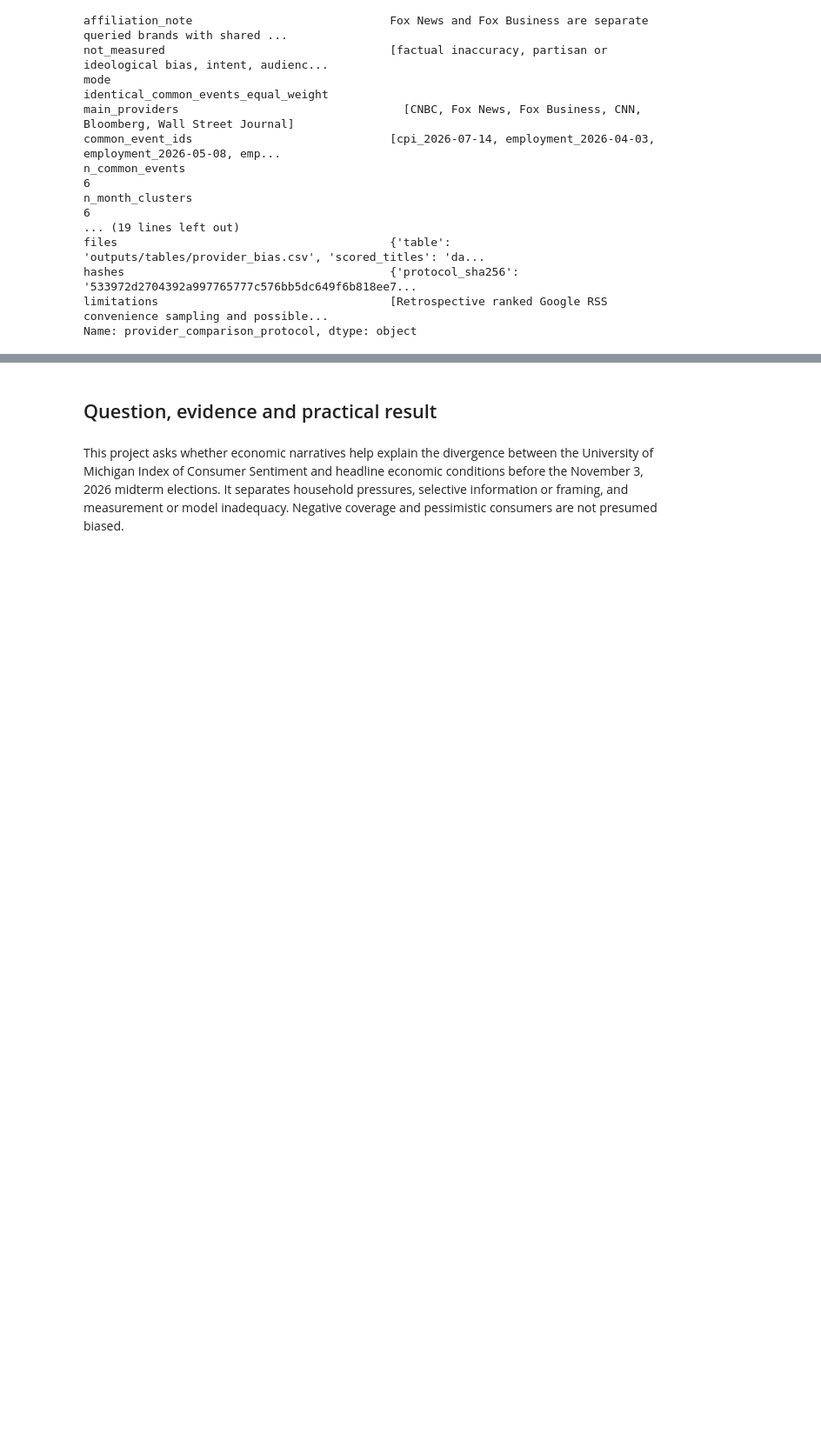
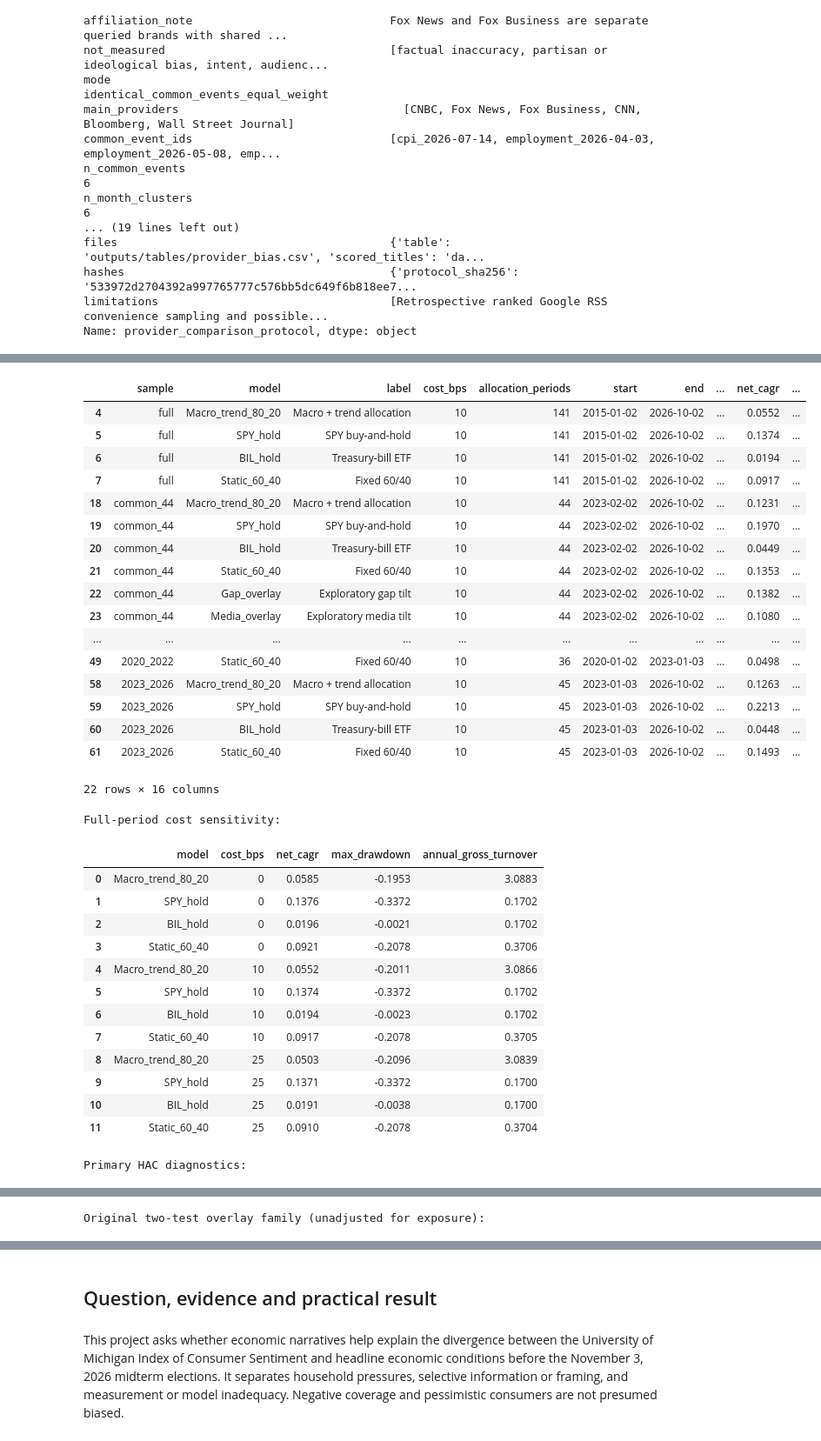
Before and after one commit to ph2606/FRE-GY-7871A-Final-Project, a Jupyter notebook: final_project.ipynb, the cells around one changed output, grey strips where cells are left out. Shown at 87% size. Saved outputs shown, nothing was run; the diff lists cells and outputs as text; code cells hidden in the pictures; blank space fills up the shorter version.

```diff
--- a/final_project.ipynb
+++ b/final_project.ipynb
@@ -212,0 +217,47 @@ Name: provider_comparison_protocol, dtype: object
+# %%
+investment = json.loads((ROOT / 'outputs/tables/investment_summary.json').read_text())
+performance = pd.read_csv(ROOT / 'outputs/tables/investment_metrics.csv')
+display(performance.loc[performance.cost_bps.eq(10)])
+print('Full-period cost sensitivity:')
+display(performance.loc[performance['sample'].eq('full'), ['model','cost_bps','net_cagr','max_drawdown','annual_gross_turnover']])
+print('Primary HAC diagnostics:')
+display(pd.DataFrame(investment['hac_tests']).T)
+print('Original two-test overlay family (unadjusted for exposure):')
+display(pd.DataFrame(investment['overlay_tests']))
+print('Post-result exposure diagnosis:')
+print(json.dumps(investment['exposure_diagnostics'], indent=2))
+print(investment['practical_conclusion'])
+# %% [output]
+|  | sample | model | label | cost_bps | allocation_periods | start | end | ... | net_cagr | ... |
+| 4 | full | Macro_trend_80_20 | Macro + trend allocation | 10 | 141 | 2015-01-02 | 2026-10-02 | ... | 0.0552 | ... |
+| 5 | full | SPY_hold | SPY buy-and-hold | 10 | 141 | 2015-01-02 | 2026-10-02 | ... | 0.1374 | ... |
+| 6 | full | BIL_hold | Treasury-bill ETF | 10 | 141 | 2015-01-02 | 2026-10-02 | ... | 0.0194 | ... |
+| 7 | full | Static_60_40 | Fixed 60/40 | 10 | 141 | 2015-01-02 | 2026-10-02 | ... | 0.0917 | ... |
+| 18 | common_44 | Macro_trend_80_20 | Macro + trend allocation | 10 | 44 | 2023-02-02 | 2026-10-02 | ... | 0.1231 | ... |
+| 19 | common_44 | SPY_hold | SPY buy-and-hold | 10 | 44 | 2023-02-02 | 2026-10-02 | ... | 0.1970 | ... |
+| 20 | common_44 | BIL_hold | Treasury-bill ETF | 10 | 44 | 2023-02-02 | 2026-10-02 | ... | 0.0449 | ... |
+| 21 | common_44 | Static_60_40 | Fixed 60/40 | 10 | 44 | 2023-02-02 | 2026-10-02 | ... | 0.1353 | ... |
+| 22 | common_44 | Gap_overlay | Exploratory gap tilt | 10 | 44 | 2023-02-02 | 2026-10-02 | ... | 0.1382 | ... |
+| 23 | common_44 | Media_overlay | Exploratory media tilt | 10 | 44 | 2023-02-02 | 2026-10-02 | ... | 0.1080 | ... |
+| ... | ... | ... | ... | ... | ... | ... | ... | ... | ... | ... |
+| 49 | 2020_2022 | Static_60_40 | Fixed 60/40 | 10 | 36 | 2020-01-02 | 2023-01-03 | ... | 0.0498 | ... |
+| 58 | 2023_2026 | Macro_trend_80_20 | Macro + trend allocation | 10 | 45 | 2023-01-03 | 2026-10-02 | ... | 0.1263 | ... |
+| 59 | 2023_2026 | SPY_hold | SPY buy-and-hold | 10 | 45 | 2023-01-03 | 2026-10-02 | ... | 0.2213 | ... |
+| 60 | 2023_2026 | BIL_hold | Treasury-bill ETF | 10 | 45 | 2023-01-03 | 2026-10-02 | ... | 0.0448 | ... |
+| 61 | 2023_2026 | Static_60_40 | Fixed 60/40 | 10 | 45 | 2023-01-03 | 2026-10-02 | ... | 0.1493 | ... |
+22 rows × 16 columns
+Full-period cost sensitivity:
+|  | model | cost_bps | net_cagr | max_drawdown | annual_gross_turnover |
+| 0 | Macro_trend_80_20 | 0 | 0.0585 | -0.1953 | 3.0883 |
+| 1 | SPY_hold | 0 | 0.1376 | -0.3372 | 0.1702 |
+| 2 | BIL_hold | 0 | 0.0196 | -0.0021 | 0.1702 |
+| 3 | Static_60_40 | 0 | 0.0921 | -0.2078 | 0.3706 |
+| 4 | Macro_trend_80_20 | 10 | 0.0552 | -0.2011 | 3.0866 |
+| 5 | SPY_hold | 10 | 0.1374 | -0.3372 | 0.1702 |
+| 6 | BIL_hold | 10 | 0.0194 | -0.0023 | 0.1702 |
+| 7 | Static_60_40 | 10 | 0.0917 | -0.2078 | 0.3705 |
+| 8 | Macro_trend_80_20 | 25 | 0.0503 | -0.2096 | 3.0839 |
+| 9 | SPY_hold | 25 | 0.1371 | -0.3372 | 0.1700 |
+| 10 | BIL_hold | 25 | 0.0191 | -0.0038 | 0.1700 |
+| 11 | Static_60_40 | 25 | 0.0910 | -0.2078 | 0.3704 |
+Primary HAC diagnostics:
@@ -212,0 +267 @@ Name: provider_comparison_protocol, dtype: object
+Original two-test overlay family (unadjusted for exposure):
```
Also changed, not shown: parts of 18 cells of this notebook, 19 other files.
